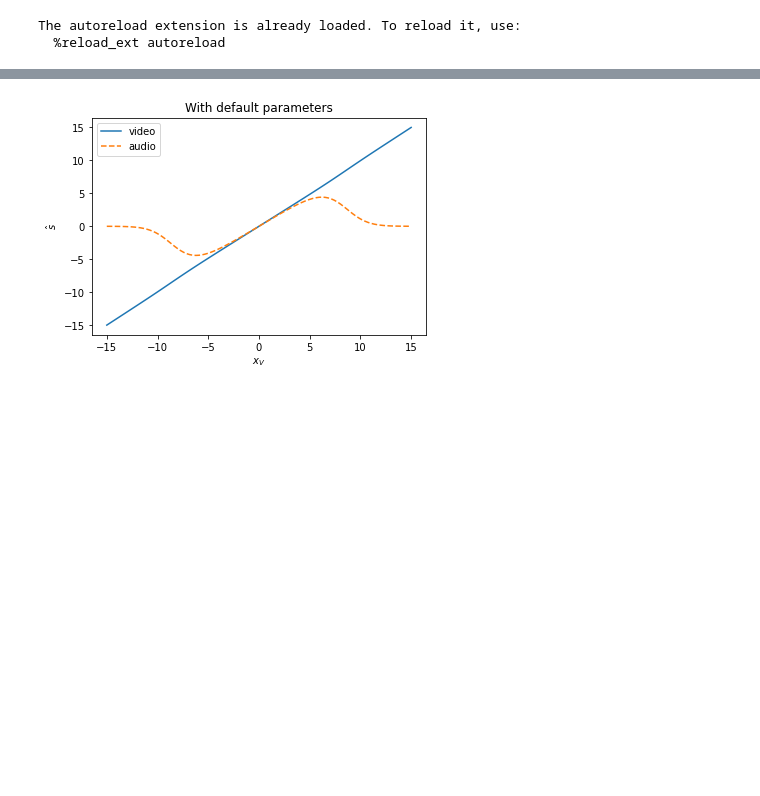
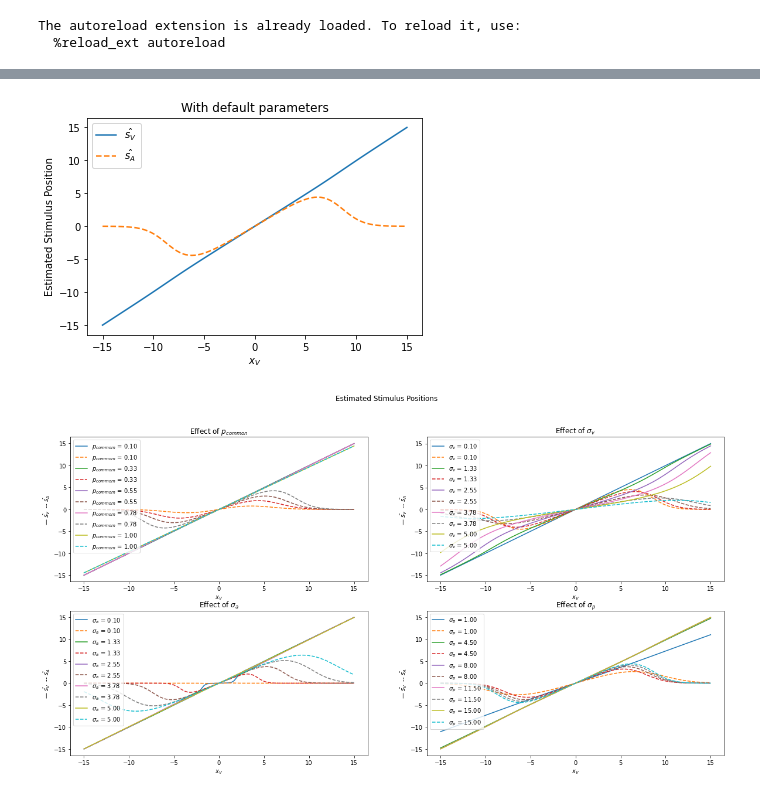
Before and after one commit to anujanegi/causal-inference, a Jupyter notebook: Causal Inference in Multisensory Perception.ipynb, the cells around one changed output, grey strips where cells are left out. Saved outputs shown, nothing was run; the diff lists cells and outputs as text; code cells hidden in the pictures; blank space fills up the shorter version.

```diff
--- a/Causal Inference in Multisensory Perception.ipynb
+++ b/Causal Inference in Multisensory Perception.ipynb
@@ -22,7 +22,8 @@ plot.plot_probability_varying_parameters(x_v, x_a, model.probability_cause, '$x_
 # %%
-plot.plot_figure(x_v-x_a, model.estimate_signal(x_v, x_a, type='video'), '$x_V$', '$\hat{s}$', 'video', title='With default parameters')
-plot.plot_figure(x_v-x_a, model.estimate_signal(x_v, x_a, type='audio'), '$x_V$', '$\hat{s}$', 'audio', title='With default parameters', fmt='--')
+plot.plot_figure(x_v-x_a, model.estimate_signal(x_v, x_a, type='video'), '$x_V$', 'Estimated Stimulus Position', '$\hat{s_V}$', title='With default parameters')
+plot.plot_figure(x_v-x_a, model.estimate_signal(x_v, x_a, type='audio'), '$x_V$', 'Estimated Stimulus Position', '$\hat{s_A}$', title='With default parameters', fmt='--')
 
-# plot.plot_probability_varying_parameters(x_v, x_a, model.estimate_signal, '$x_V-x_A$', '$p(C=1|x_V, x_A)$')
+plot.plot_estimate_stimulus_position(x_v, x_a, model.estimate_signal, '$x_V$', '— $\hat{s_V}$  -- $\hat{s_A}$', title='Estimated Stimulus Positions')
 # %% [output]
-[figure, old version]
+[figure, new version]
+[figure, added]
```
Also changed, not shown: parts of 1 cell of this notebook.
